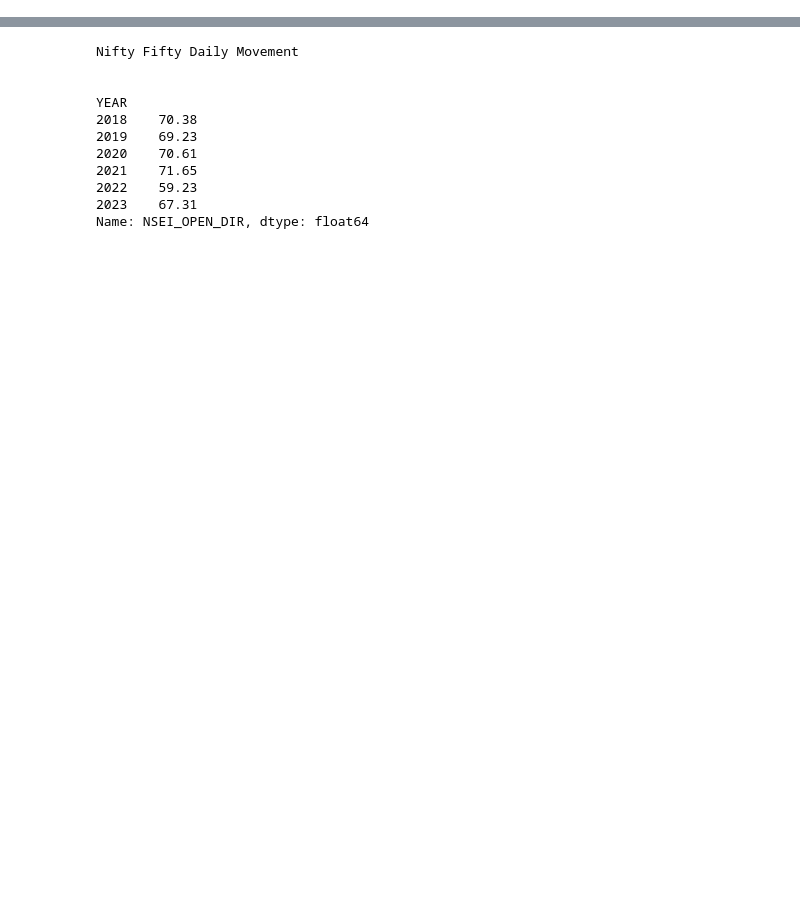
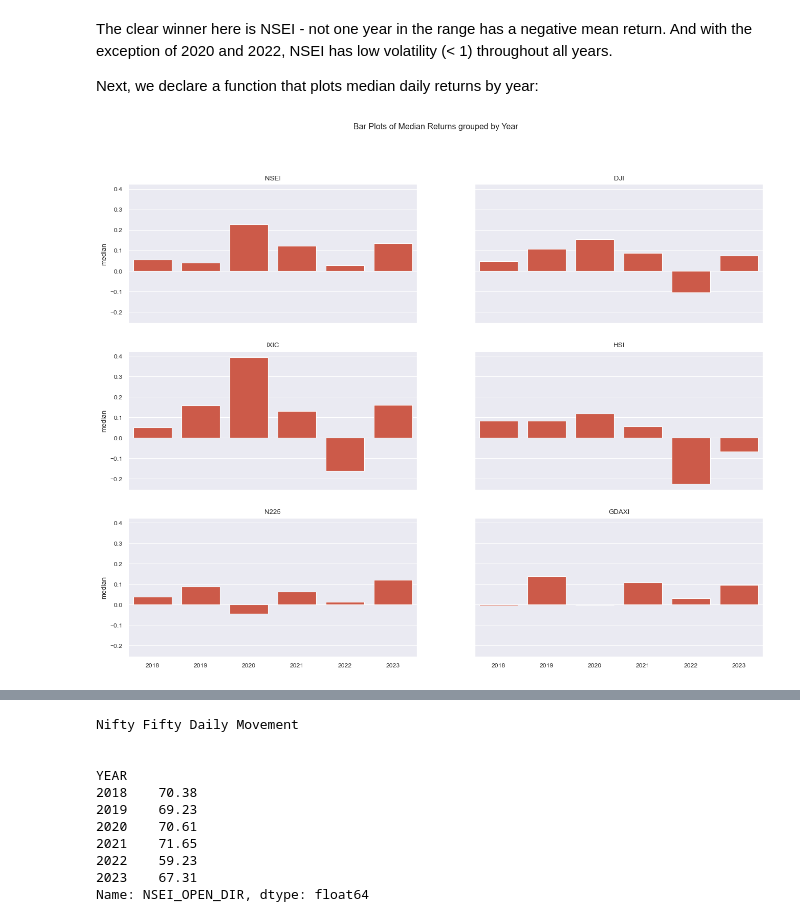
Before and after one commit to cowboysmall-courses/dsi-dsp, a Jupyter notebook: notebooks/report.ipynb, the cells around one changed output, grey strips where cells are left out. Cells and saved outputs as stored; diff of their text form; code cells hidden in the pictures; blank space fills up the shorter version.

```diff
--- a/notebooks/report.ipynb
+++ b/notebooks/report.ipynb
@@ -170,0 +224,19 @@ next, we...
+# %% [markdown]
+The clear winner here is NSEI - not one year in the range has a negative mean return. And with the
+exception of 2020 and 2022, NSEI has low volatility (< 1) throughout all years.
+
+Next, we declare a function that plots median daily returns by year:
+# %%
+def performance_analytics_bar_plots(data, group_by, title, count = 6, aggfunc = "median"):
+    fig, axes = plt.subplots(3, 2, sharex = True, figsize = (16, 12), sharey = True)
+    fig.suptitle(title)
+
+    for index in range(count):
+        axes[index // 2, index % 2].set_title(INDICES[index])
+        table = data.groupby(group_by, observed = False)[COLUMNS[index]].agg([aggfunc])
+        sns.barplot(x = table.index, y = table[aggfunc], ax = axes[index // 2, index % 2])
+        axes[index // 2, index % 2].set_xlabel("")
+
+performance_analytics_bar_plots(master, "YEAR", "Bar Plots of Median Returns grouped by Year")
+# %% [output]
+[figure, added]
```
Also changed, not shown: parts of 181 cells of this notebook, 1 other file.
